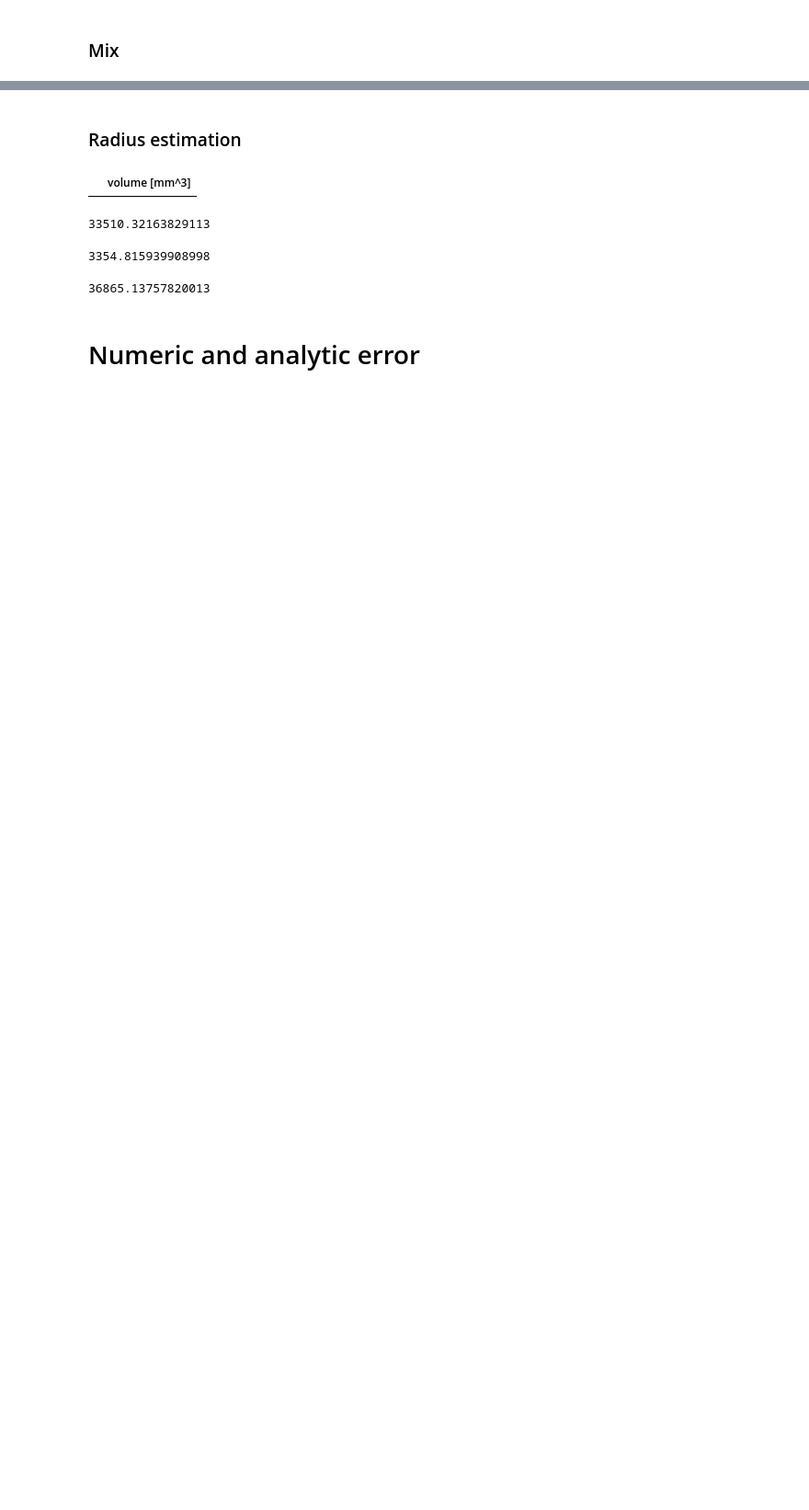
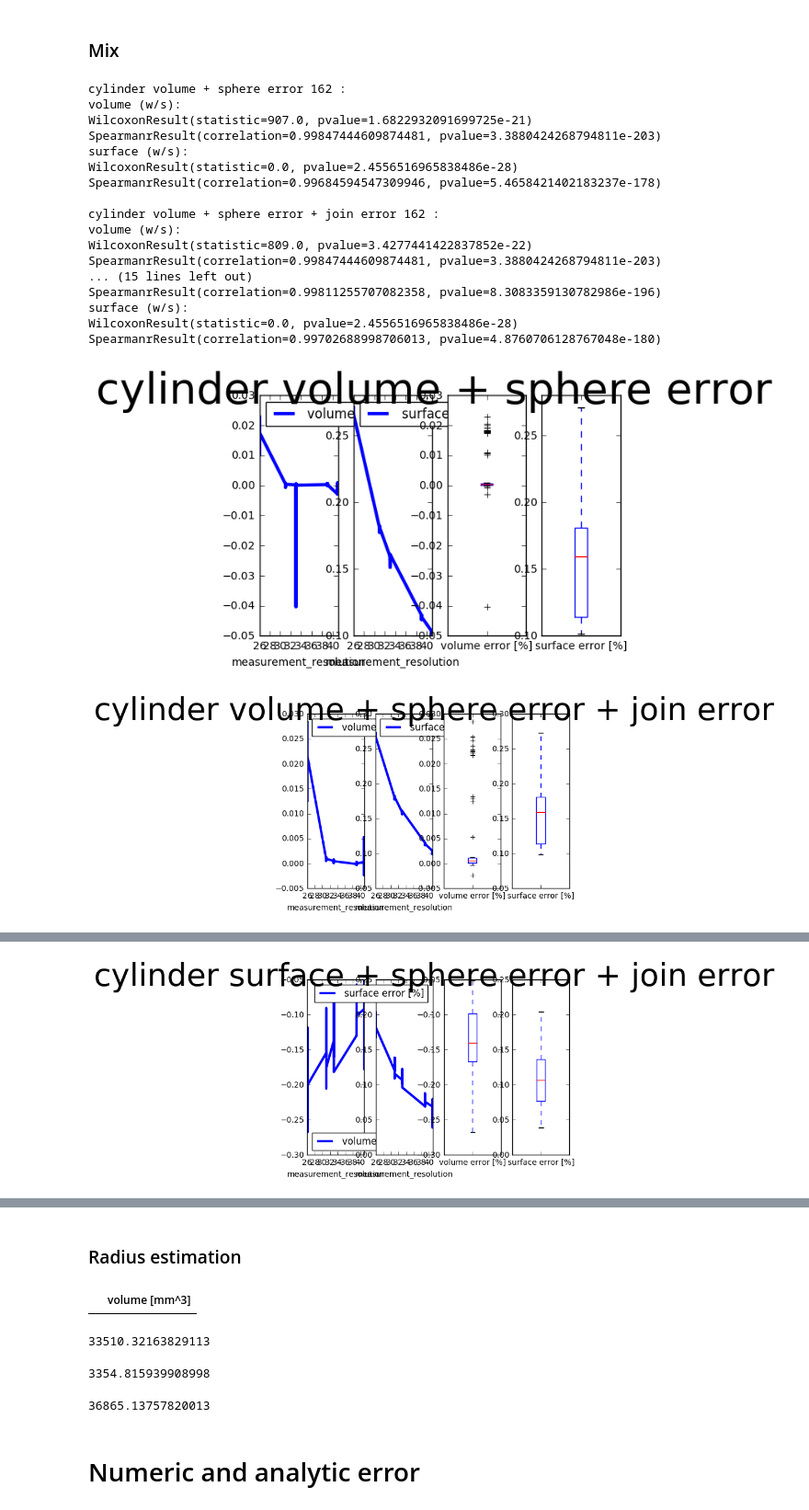
Before and after one commit to mjirik/teigen, a Jupyter notebook: examples/Output rows data processing.ipynb, the cells around one changed output, grey strips where cells are left out. Shown: that part at 92% size. Saved outputs shown, nothing was run; the diff lists cells and outputs as text; code cells hidden in the pictures; blank space fills up the shorter version.

```diff
--- a/examples/Output rows data processing.ipynb
+++ b/examples/Output rows data processing.ipynb
@@ -283,2 +266,25 @@ for radius_method in available_radius_methods:
     ]
     dfsp = show_error(dfs, radius_method=radius_method)
+# %%
+
+evaluate_based_on_note(df, "mix 2 ")
+# %% [output]
+cylinder volume + sphere error 162 :
+volume (w/s):
+WilcoxonResult(statistic=907.0, pvalue=1.6822932091699725e-21)
+SpearmanrResult(correlation=0.99847444609874481, pvalue=3.3880424268794811e-203)
+surface (w/s):
+WilcoxonResult(statistic=0.0, pvalue=2.4556516965838486e-28)
+SpearmanrResult(correlation=0.99684594547309946, pvalue=5.4658421402183237e-178)
+
+cylinder volume + sphere error + join error 162 :
+volume (w/s):
+WilcoxonResult(statistic=809.0, pvalue=3.4277441422837852e-22)
+SpearmanrResult(correlation=0.99847444609874481, pvalue=3.3880424268794811e-203)
+... (15 lines left out)
+SpearmanrResult(correlation=0.99811255707082358, pvalue=8.3083359130782986e-196)
+surface (w/s):
+WilcoxonResult(statistic=0.0, pvalue=2.4556516965838486e-28)
+SpearmanrResult(correlation=0.99702688998706013, pvalue=4.8760706128767048e-180)
+[figure, added]
+[figure, added]
@@ -285,3 +292,4 @@ for radius_method in available_radius_methods:
+[figure, added]
 # %%
 # for radius_method in ["cylinder volume + sphere compensation"]:
 for radius_method in available_radius_methods:
```
Also changed, not shown: parts of 29 cells of this notebook, 6 other files.
